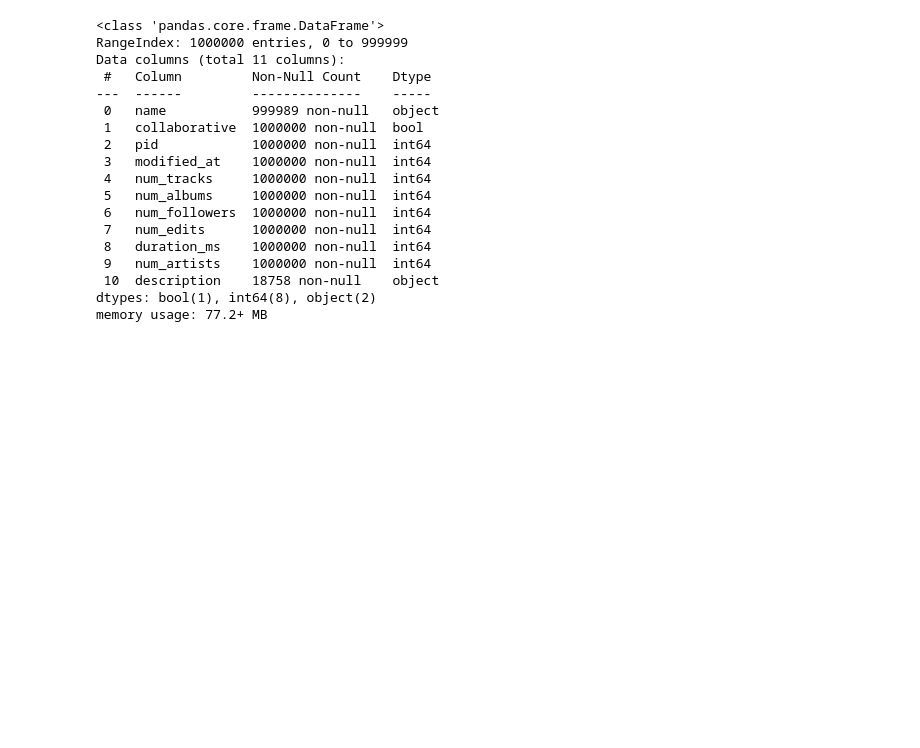
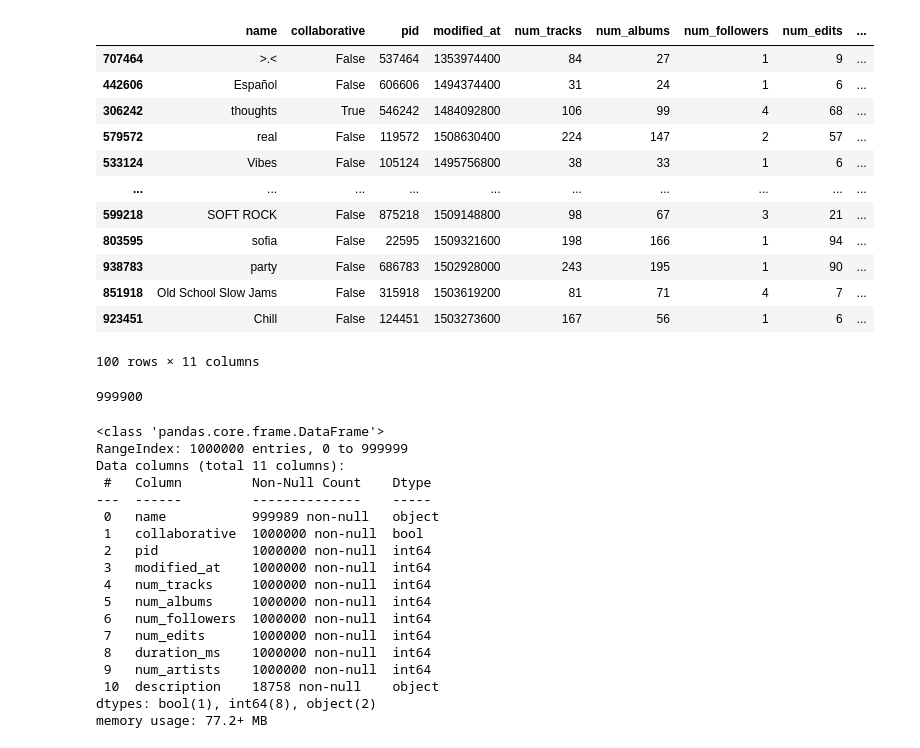
Before and after one commit to BorisovMaksim/Recommendation-system, a Jupyter notebook: notebooks/EDA.ipynb, the cells around one changed output. Drawn from its saved outputs; the diff is of its cells as text; code cells hidden in the pictures; blank space fills up the shorter version.

```diff
--- a/notebooks/EDA.ipynb
+++ b/notebooks/EDA.ipynb
@@ -38,3 +36,23 @@ df_playlist.head()
+# %%
+df_playlist.iloc[np.random.permutation(df_playlist.pid)[:100]]
+# %% [output]
+|  | name | collaborative | pid | modified_at | num_tracks | num_albums | num_followers | num_edits | ... |
+| 707464 | >.< | False | 537464 | 1353974400 | 84 | 27 | 1 | 9 | ... |
+| 442606 | Español | False | 606606 | 1494374400 | 31 | 24 | 1 | 6 | ... |
+| 306242 | thoughts | True | 546242 | 1484092800 | 106 | 99 | 4 | 68 | ... |
+| 579572 | real | False | 119572 | 1508630400 | 224 | 147 | 2 | 57 | ... |
+| 533124 | Vibes | False | 105124 | 1495756800 | 38 | 33 | 1 | 6 | ... |
+| ... | ... | ... | ... | ... | ... | ... | ... | ... | ... |
+| 599218 | SOFT ROCK | False | 875218 | 1509148800 | 98 | 67 | 3 | 21 | ... |
+| 803595 | sofia | False | 22595 | 1509321600 | 198 | 166 | 1 | 94 | ... |
+| 938783 | party | False | 686783 | 1502928000 | 243 | 195 | 1 | 90 | ... |
+| 851918 | Old School Slow Jams | False | 315918 | 1503619200 | 81 | 71 | 4 | 7 | ... |
+| 923451 | Chill | False | 124451 | 1503273600 | 167 | 56 | 1 | 6 | ... |
+100 rows × 11 columns
+# %%
+np.random.permutation(df_playlist.index)[100:].size
+# %% [output]
+999900
 # %%
 df_playlist.info()
 # %% [output]
```
Also changed, not shown: parts of 30 cells of this notebook, 4 other files.
